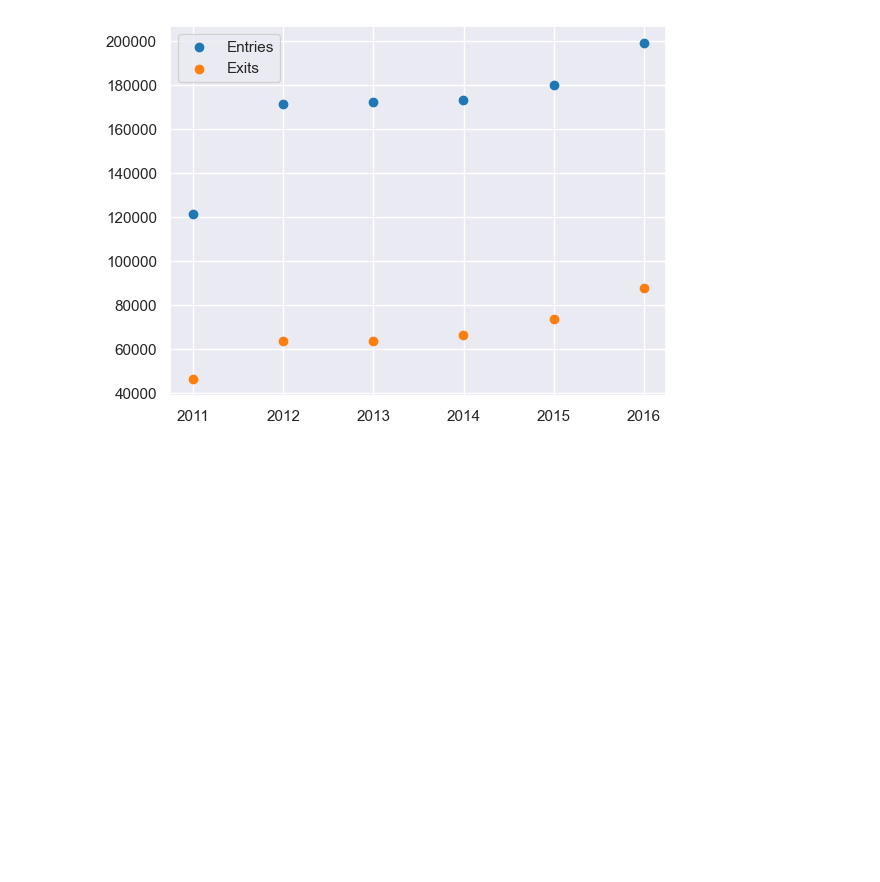
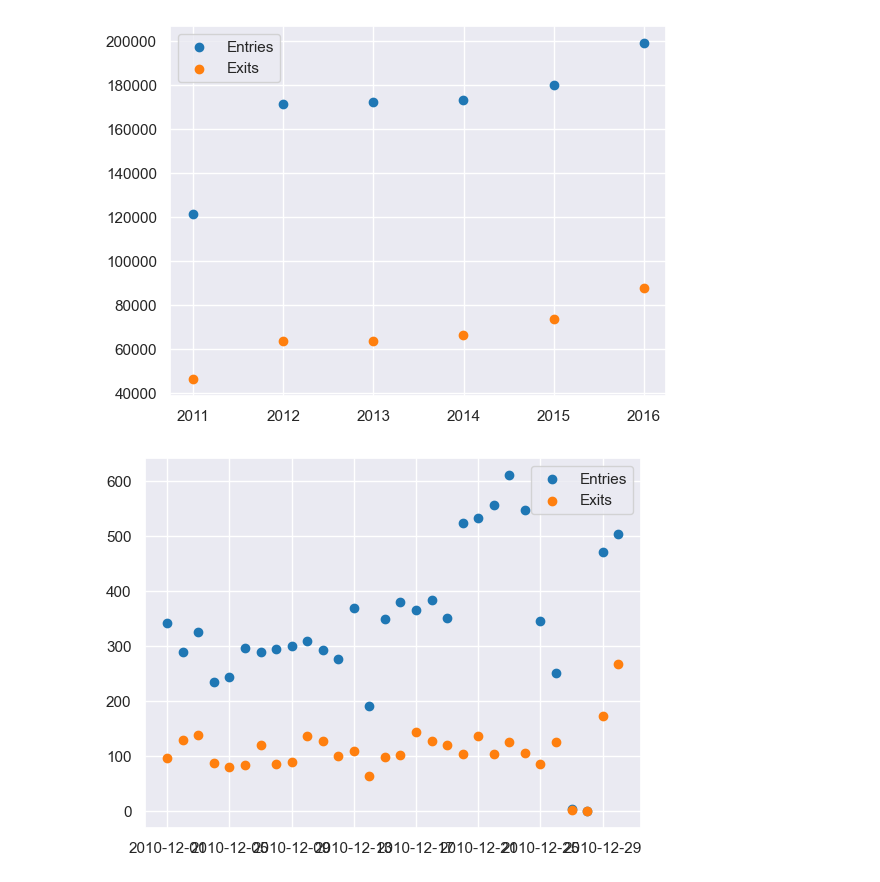
Before and after one commit to alvarodiegomaia/nyc-metro-challenge, a Jupyter notebook: main.ipynb, the cells around one changed output. Cells and saved outputs as stored; diff of their text form; code cells hidden in the pictures; blank space fills up the shorter version.

```diff
--- a/main.ipynb
+++ b/main.ipynb
@@ -441,11 +442,11 @@ def group_data(df, freq, division, station, unit, linename, ca, scp):
 
     """
 
-    Receives a dataframe with the data sampling frequency and the turnstile filtering parameters.
+    Receives a DataFrame with the data sampling frequency and the turnstile filtering parameters.
 
     The cumulative entries and exits are grouped along a timestamp with the defined frequency.
 
-    A new dataframe is build with the parameters columns and the instant value for entries and exits.
+    A new DataFrame is build with the parameters columns and the instant value for entries and exits.
 
     Returns:
         pd.DataFrame: Instant entries and exits DataFrame with new frequency time column.
@@ -470,7 +471,6 @@ def group_data(df, freq, division, station, unit, linename, ca, scp):
     ).reset_index()
 
     df_time_series = pd.DataFrame({}, columns=['time'])
-    # df_time_series = pd.DataFrame({}, columns=['time', 'division', 'station', 'unit', 'linename', 'ca', 'scp', 'entries', 'exits'])
 
     df_time_series.time = group.time
     df_time_series['divison'] = division
@@ -680,3 +698,13 @@ plt.legend()
 plt.show()
 # %% [output]
 [figure]
+# %%
+group = group_data(df_12, 'd', 'IND', 'JFK HOWARD BCH', 'R535', 'A', 'JFK02', '01-00-02')
+
+plt.scatter(x=group.time, y=group.entries_inst, color='tab:blue', label='Entries')
+plt.scatter(x=group.time, y=group.exits_inst, color='tab:orange', label='Exits')
+plt.legend()
+#plt.xticks(months_interval)
+plt.show()
+# %% [output]
+[figure, added]
```
Also changed, not shown: parts of 16 cells of this notebook.
